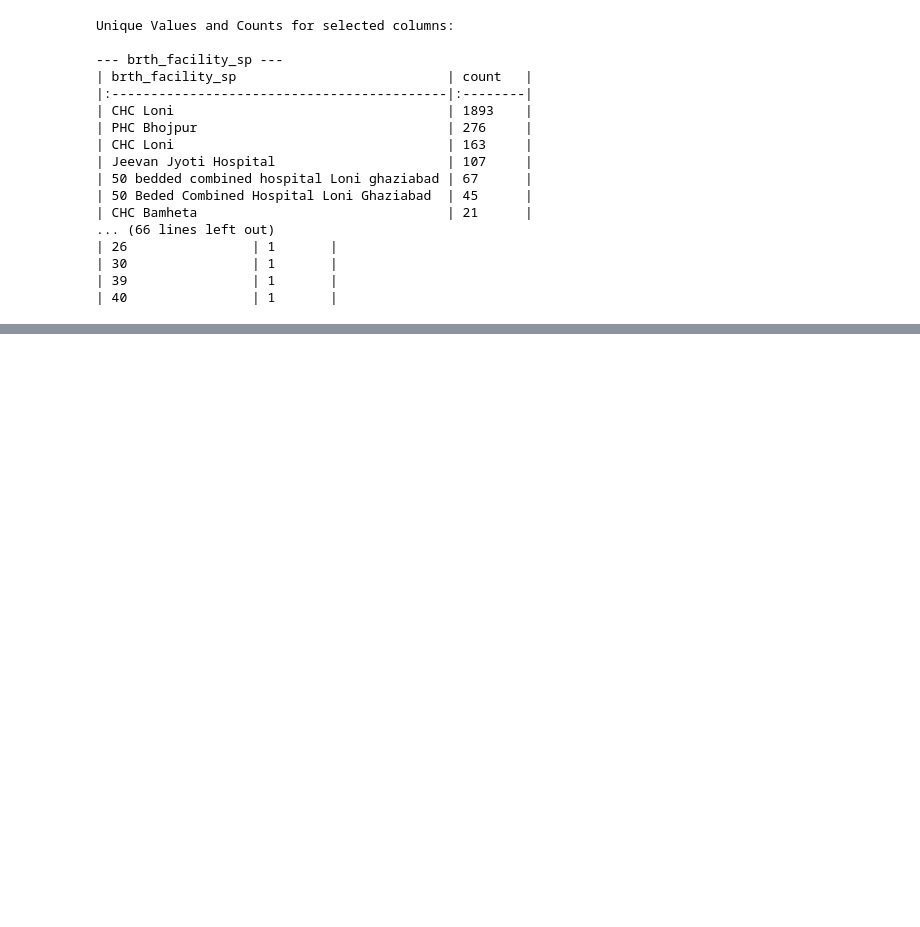
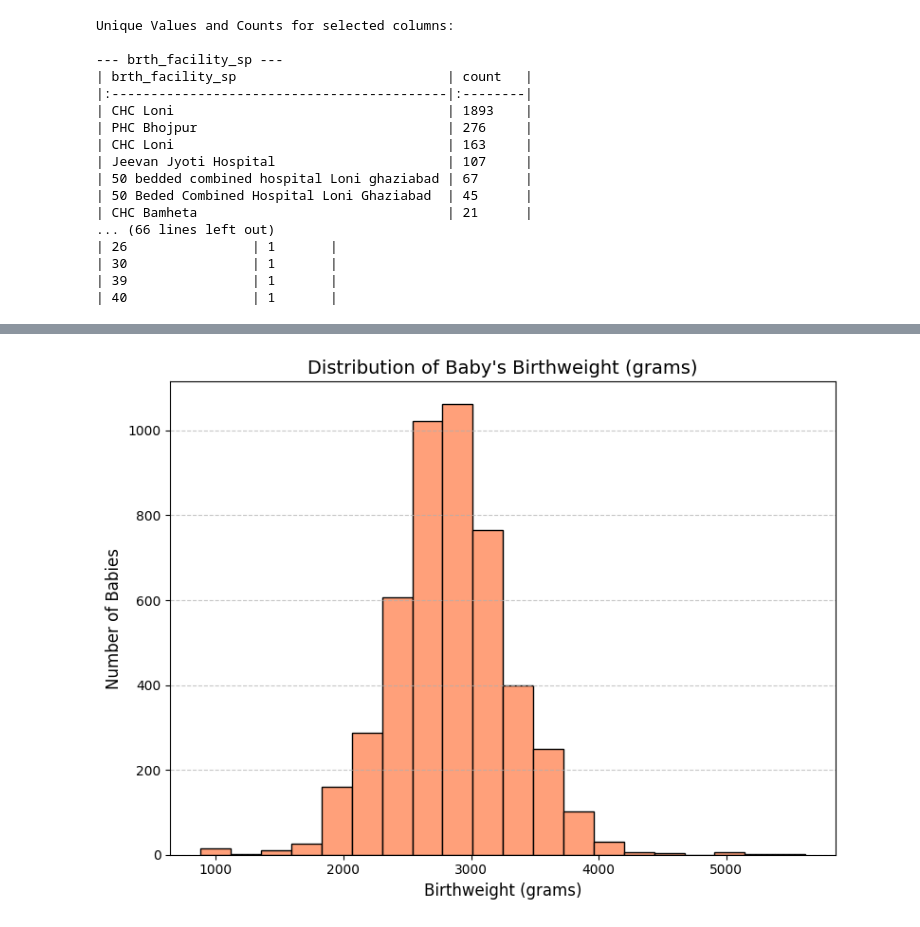
Before and after one commit to vish-cel/quantitative_analysis_ikmc, a Jupyter notebook: quantitative_analysis_ikmc_birthing_form.ipynb, the cells around one changed output, grey strips where cells are left out. Saved outputs shown, nothing was run; the diff lists cells and outputs as text; code cells hidden in the pictures; blank space fills up the shorter version.

```diff
--- a/quantitative_analysis_ikmc_birthing_form.ipynb
+++ b/quantitative_analysis_ikmc_birthing_form.ipynb
@@ -136,0 +141,35 @@ Unique Values and Counts for selected columns:
+# %%
+# --- Data Cleaning for Plotting ---
+
+# 1. Clean 'brth_bsex_1' (Baby Gender)
+# Remove the anomalous '1' entry
+df_mapped_birthing_cleaned = df_mapped_birthing[df_mapped_birthing['brth_bsex_1'].isin(['Male', 'Female'])].copy()
+
+# 2. Clean 'brth_otcome_1' (Outcome of newborn)
+# Remove the anomalous '15.0' entry and any other numerical entries that might appear
+df_mapped_birthing_cleaned = df_mapped_birthing_cleaned[
+    ~df_mapped_birthing_cleaned['brth_otcome_1'].isin(['15.0']) &
+    ~pd.to_numeric(df_mapped_birthing_cleaned['brth_otcome_1'], errors='coerce').notna() # Remove any other numerical strings
+].copy()
+
+
+# 3. Clean 'brth_weight_1' (Baby's birthweight)
+# Filter out the likely outlier '9999' and values less than 500g (unrealistically low for live births, often data entry errors)
+df_mapped_birthing_cleaned = df_mapped_birthing_cleaned[
+    (df_mapped_birthing_cleaned['brth_weight_1'] < 9000) &
+    (df_mapped_birthing_cleaned['brth_weight_1'] > 500)
+].copy()
+
+# 4. Clean 'brth_ga' (Gestational Age at birth)
+# Filter out the likely outlier '99' and values below 20 weeks (extremely preterm, often data entry errors)
+df_mapped_birthing_cleaned = df_mapped_birthing_cleaned[
+    (df_mapped_birthing_cleaned['brth_ga'] < 60) & # Assuming anything above 60 is an error. Max 42 is typical.
+    (df_mapped_birthing_cleaned['brth_ga'] >= 20)
+].copy()
+
+# 5. Clean 'brth_mage' (Maternal Age)
+# Filter out the likely outlier '99' and unrealistic ages
+df_mapped_birthing_cleaned = df_mapped_birthing_cleaned[
+    (df_mapped_birthing_cleaned['brth_mage'] < 70) & # Assuming anything above 70 is an error
+    (df_mapped_birthing_cleaned['brth_mage'] >= 10) # Assuming anything below 10 is an error
+].copy()
@@ -136,0 +204,12 @@ Unique Values and Counts for selected columns:
+# %%
+# Chart 3: Histogram - Baby's Birthweight (brth_weight_1)
+plt.figure(figsize=(8, 6))
+plt.hist(df_mapped_birthing_cleaned['brth_weight_1'], bins=20, color='lightsalmon', edgecolor='black')
+plt.title('Distribution of Baby\'s Birthweight (grams)', fontsize=14)
+plt.xlabel('Birthweight (grams)', fontsize=12)
+plt.ylabel('Number of Babies', fontsize=12)
+plt.grid(axis='y', linestyle='--', alpha=0.7)
+plt.tight_layout()
+plt.savefig('baby_birthweight_histogram.png')
+# %% [output]
+[figure, added]
```
Also changed, not shown: parts of 5 cells of this notebook.
